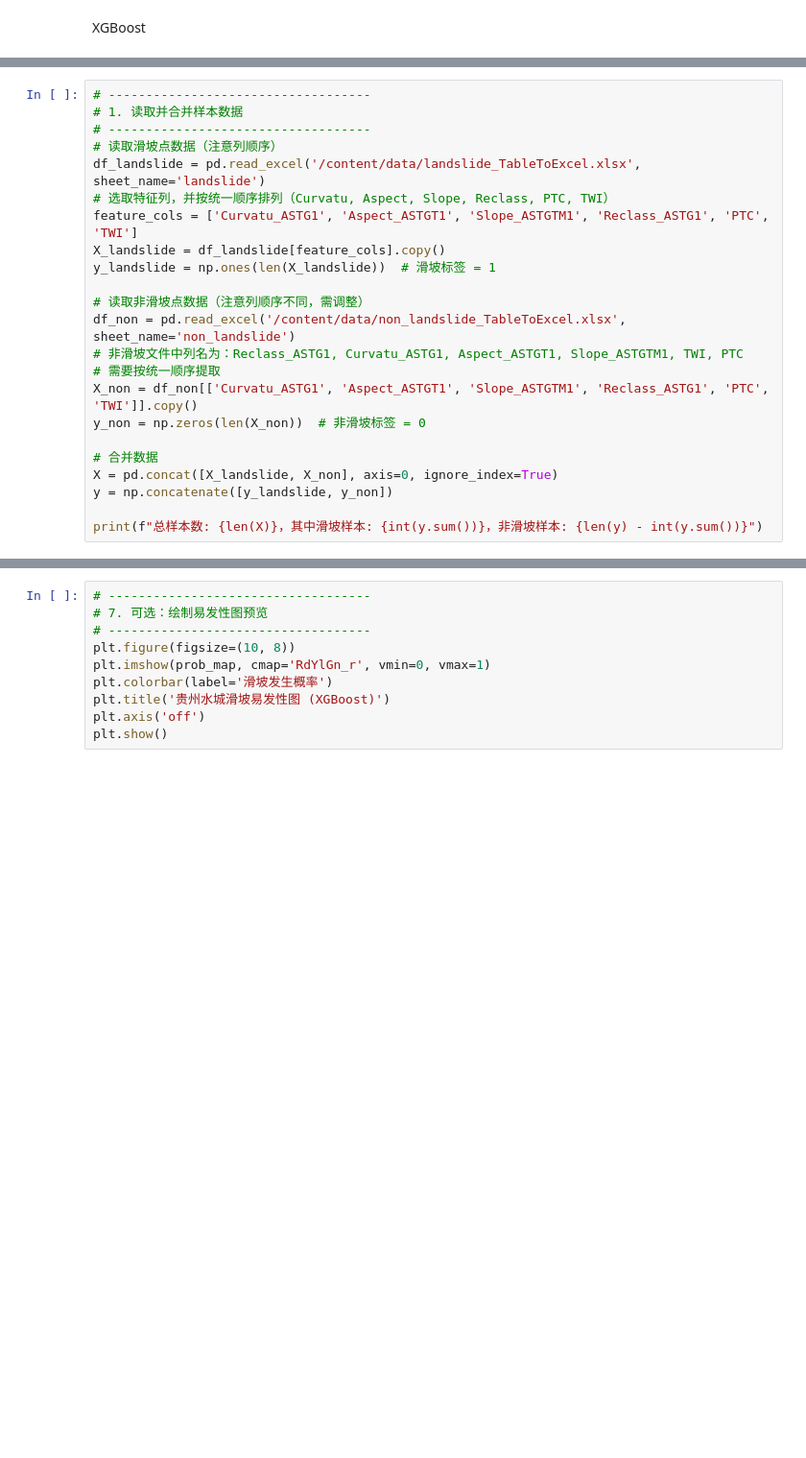
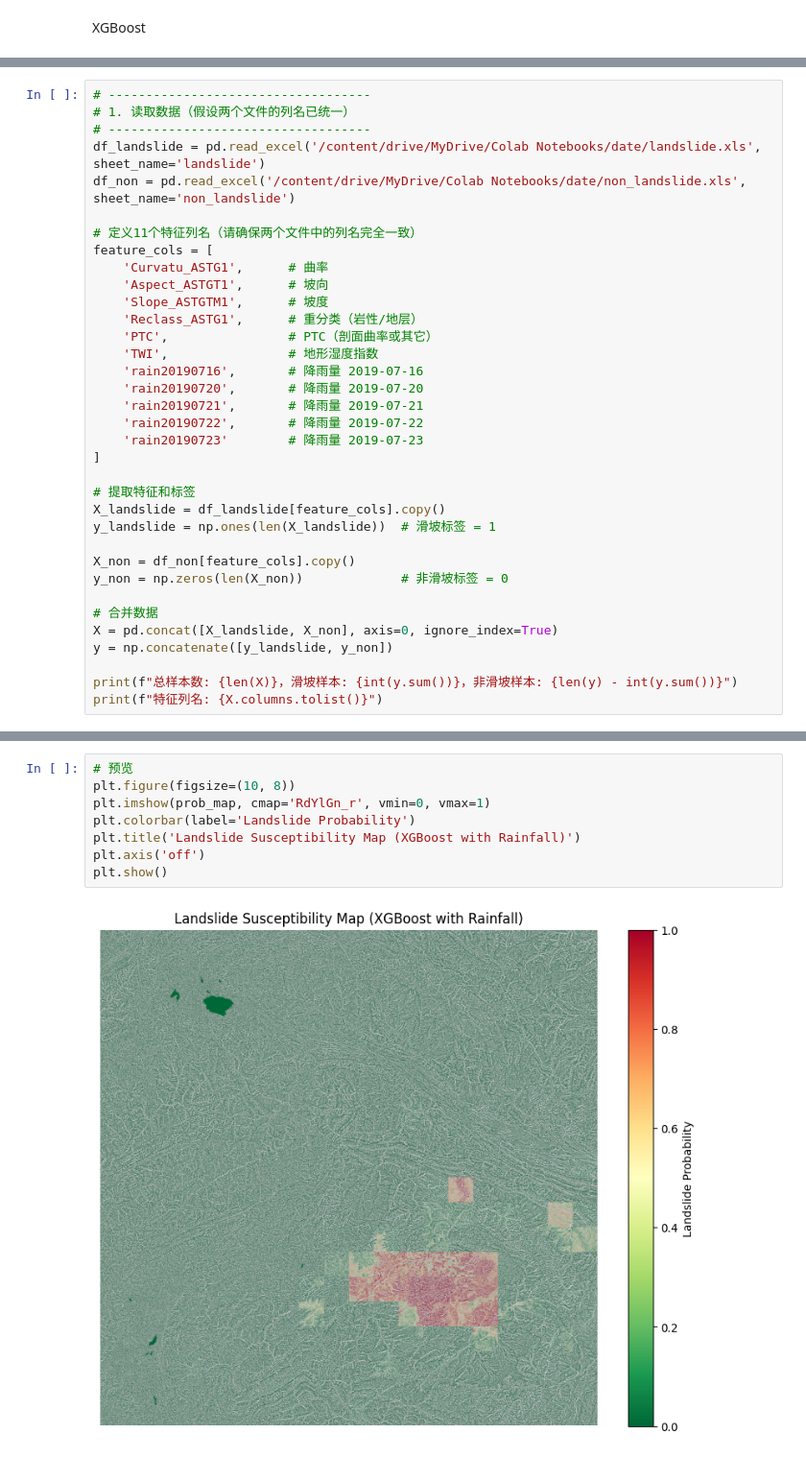
Before and after one commit to Young-yrx/guizhou-landslide, a Jupyter notebook: guizhou.ipynb, the cells around one changed output, grey strips where cells are left out. Shown at 96% size. Cells and saved outputs as stored; diff of their text form; blank space fills up the shorter version.

```diff
--- a/guizhou.ipynb
+++ b/guizhou.ipynb
@@ -48,24 +24,36 @@ print("非滑坡文件列名：", df_non.columns.tolist())
 # %%
 # -----------------------------------
-# 1. 读取并合并样本数据
+# 1. 读取数据（假设两个文件的列名已统一）
 # -----------------------------------
-# 读取滑坡点数据（注意列顺序）
-df_landslide = pd.read_excel('/content/data/landslide_TableToExcel.xlsx', sheet_name='landslide')
-# 选取特征列，并按统一顺序排列（Curvatu, Aspect, Slope, Reclass, PTC, TWI）
-feature_cols = ['Curvatu_ASTG1', 'Aspect_ASTGT1', 'Slope_ASTGTM1', 'Reclass_ASTG1', 'PTC', 'TWI']
+df_landslide = pd.read_excel('/content/drive/MyDrive/Colab Notebooks/date/landslide.xls', sheet_name='landslide')
+df_non = pd.read_excel('/content/drive/MyDrive/Colab Notebooks/date/non_landslide.xls', sheet_name='non_landslide')
+
+# 定义11个特征列名（请确保两个文件中的列名完全一致）
+feature_cols = [
+    'Curvatu_ASTG1',      # 曲率
+    'Aspect_ASTGT1',      # 坡向
+    'Slope_ASTGTM1',      # 坡度
+    'Reclass_ASTG1',      # 重分类（岩性/地层）
+    'PTC',                # PTC（剖面曲率或其它）
+    'TWI',                # 地形湿度指数
+    'rain20190716',       # 降雨量 2019-07-16
+    'rain20190720',       # 降雨量 2019-07-20
+    'rain20190721',       # 降雨量 2019-07-21
+    'rain20190722',       # 降雨量 2019-07-22
+    'rain20190723'        # 降雨量 2019-07-23
+]
+
+# 提取特征和标签
 X_landslide = df_landslide[feature_cols].copy()
 y_landslide = np.ones(len(X_landslide))  # 滑坡标签 = 1
 
-# 读取非滑坡点数据（注意列顺序不同，需调整）
-df_non = pd.read_excel('/content/data/non_landslide_TableToExcel.xlsx', sheet_name='non_landslide')
-# 非滑坡文件中列名为：Reclass_ASTG1, Curvatu_ASTG1, Aspect_ASTGT1, Slope_ASTGTM1, TWI, PTC
-# 需要按统一顺序提取
-X_non = df_non[['Curvatu_ASTG1', 'Aspect_ASTGT1', 'Slope_ASTGTM1', 'Reclass_ASTG1', 'PTC', 'TWI']].copy()
-y_non = np.zeros(len(X_non))  # 非滑坡标签 = 0
+X_non = df_non[feature_cols].copy()
+y_non = np.zeros(len(X_non))             # 非滑坡标签 = 0
 
 # 合并数据
 X = pd.concat([X_landslide, X_non], axis=0, ignore_index=True)
 y = np.concatenate([y_landslide, y_non])
 
-print(f"总样本数: {len(X)}，其中滑坡样本: {int(y.sum())}，非滑坡样本: {len(y) - int(y.sum())}")
+print(f"总样本数: {len(X)}，滑坡样本: {int(y.sum())}，非滑坡样本: {len(y) - int(y.sum())}")
+print(f"特征列名: {X.columns.tolist()}")
 # %% [output]
@@ -286,10 +266,10 @@ print(f"滑坡易发性图已保存至: {output_file}")
 # %%
-# -----------------------------------
-# 7. 可选：绘制易发性图预览
-# -----------------------------------
+# 预览
 plt.figure(figsize=(10, 8))
 plt.imshow(prob_map, cmap='RdYlGn_r', vmin=0, vmax=1)
-plt.colorbar(label='滑坡发生概率')
-plt.title('贵州水城滑坡易发性图 (XGBoost)')
+plt.colorbar(label='Landslide Probability')
+plt.title('Landslide Susceptibility Map (XGBoost with Rainfall)')
 plt.axis('off')
 plt.show()
+# %% [output]
+[figure, added]
```
Also changed, not shown: parts of 12 cells of this notebook.
